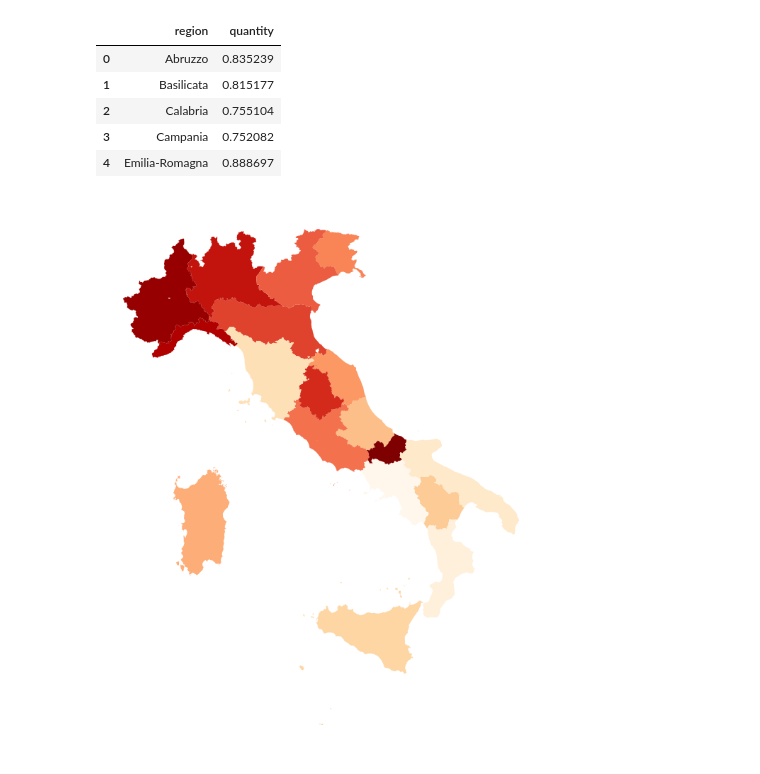
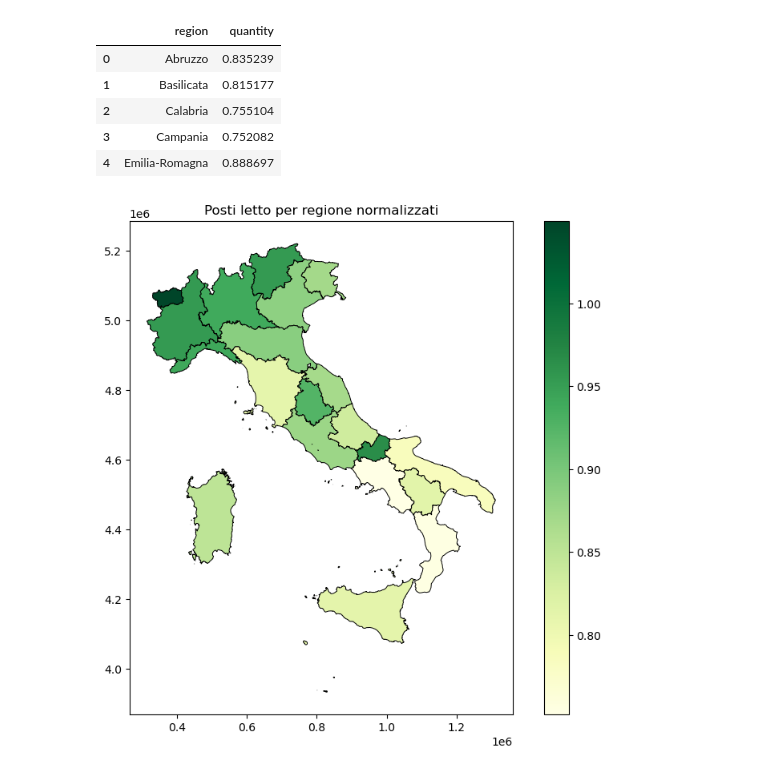
Before and after one commit to CapraCampa/Progetto-Visualizzazione-Scientifica, a Jupyter notebook: GraficiGeografici.ipynb, the cells around one changed output. Cells and saved outputs as stored; diff of their text form; code cells hidden in the pictures.

Commit message:
add geographical graphs for beds

```diff
--- a/GraficiGeografici.ipynb
+++ b/GraficiGeografici.ipynb
@@ -34,8 +34,8 @@ popolazioneRegioni2020 =popolazioneRegioni2020.set_index(postiLetto2020Regioni.i
 postiLetto2020norm = [x[1]["Totale posti letto"] / popolazioneRegioni2020.loc[x[0]].values[0] *1000 for x in postiLetto2020Regioni.iterrows()]
 # %%
 regions = ['Abruzzo', 'Basilicata', 'Calabria', 'Campania', 'Emilia-Romagna',
-       'Friuli-Venezia Giulia', 'Lazio', 'Liguria', 'Lombardia', 'Marche',
-       'Molise', 'Piemonte', 'Puglia', 'Sardegna', 'Sicilia', 'Toscana','Trentino Alto Adige', 'Umbria', 'Valle d`Aosta',
+       'Friuli Venezia Giulia', 'Lazio', 'Liguria', 'Lombardia', 'Marche',
+       'Molise', 'Piemonte', 'Puglia', 'Sardegna', 'Sicilia', 'Toscana','Trentino-Alto Adige', 'Umbria', 'Valle d\'Aosta',
        'Veneto']
 postiLetto2020norm = pd.DataFrame([regions,postiLetto2020norm]).transpose()
 postiLetto2020norm.columns = ['region','quantity']
@@ -49,11 +49,30 @@ postiLetto2020norm.head()
 | 4 | Emilia-Romagna | 0.888697 |
 # %%
 #DATI NORMALIZZATI!!!!!!!!!
-gdf = gpd.read_file(filename=r'https://raw.githubusercontent.com/openpolis/geojson-italy/master/geojson/limits_IT_municipalities.geojson')
-gdf = gdf.dissolve(by='reg_name') #The geojson is to detailed, dissolve boundaries by reg_name attribute
-gdf = gdf.reset_index()
-gdf = pd.merge(left=gdf, right=postiLetto2020norm, how='left', left_on='reg_name', right_on='region')
-ax = gdf.plot(column="quantity",figsize=(15, 10),cmap='OrRd');
-ax.set_axis_off();
+# gdf = gpd.read_file(filename=r'https://raw.githubusercontent.com/openpolis/geojson-italy/master/geojson/limits_IT_municipalities.geojson')
+# gdf = gdf.dissolve(by='reg_name') #The geojson is to detailed, dissolve boundaries by reg_name attribute
+# gdf = gdf.reset_index()
+# gdf = pd.merge(left=gdf, right=postiLetto2020norm, how='left', left_on='reg_name', right_on='region')
+# ax = gdf.plot(column="quantity",figsize=(15, 10),cmap='OrRd');
+# ax.set_axis_off();
-# %% [output]
-[figure, removed]
+# %%
+lettiMap_norm = postiLetto2020norm.set_index('region').T.to_dict("list")
+
+for key in lettiMap_norm:
+    lettiMap_norm[key] = lettiMap_norm[key][0]
+# %%
+import geopandas as gpd
+import matplotlib.pyplot as plt
+
+# Load shapefile of Italy's regions
+italy_regions = gpd.read_file('italy_regions.shp')
+
+# Merge population data with shapefile
+italy_regions['beds_norm'] = italy_regions['DEN_REG'].map(lettiMap_norm)
+
+# Plot the map
+italy_regions.plot(column='beds_norm', cmap='YlGn', edgecolor="black", figsize=(10, 8), linewidth=.7, legend=True)
+plt.title('Posti letto per regione normalizzati')
+plt.show()
+# %% [output]
+[figure, added]
```
Also changed, not shown: parts of 2 cells of this notebook, 6 other files.
